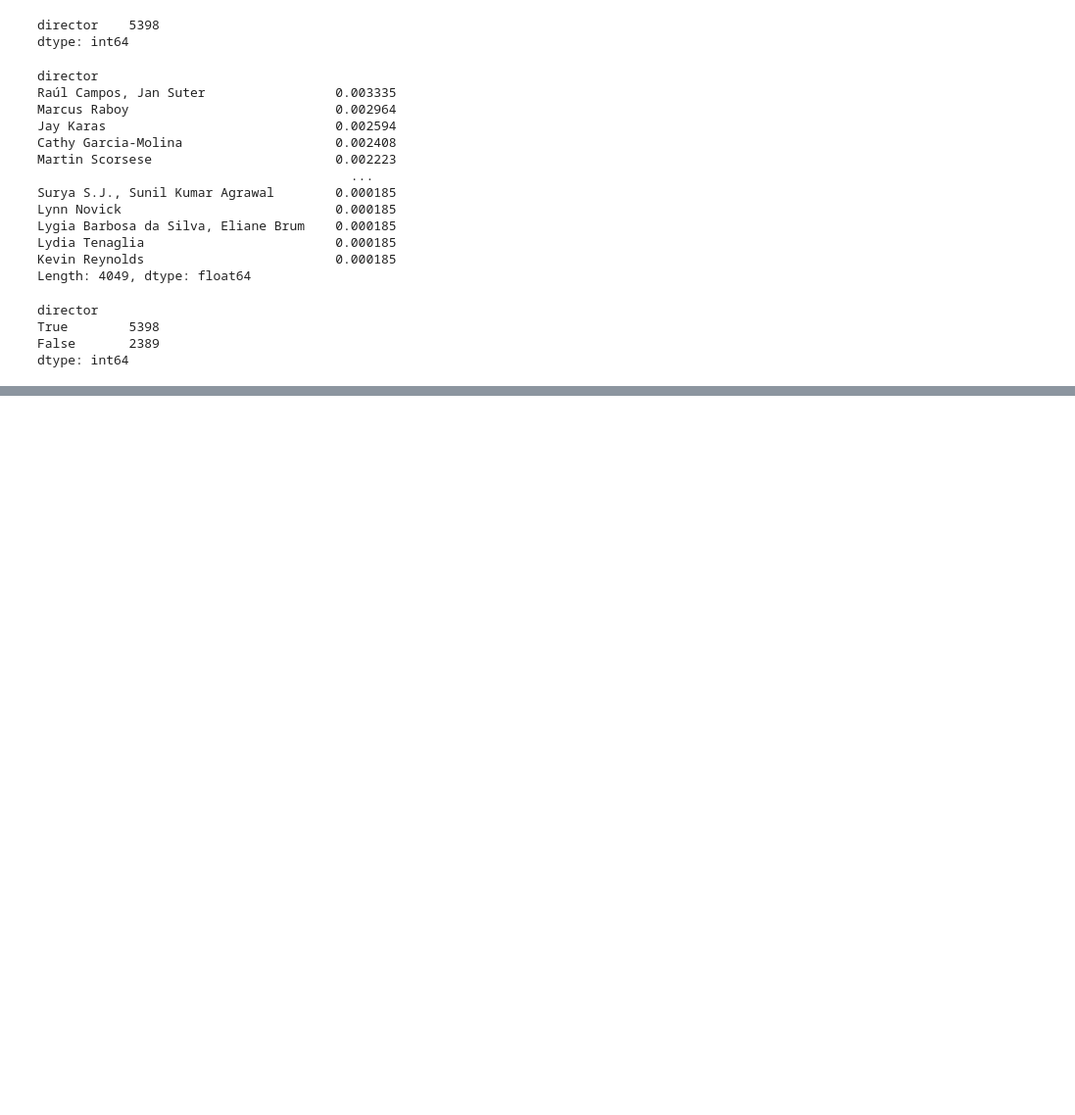
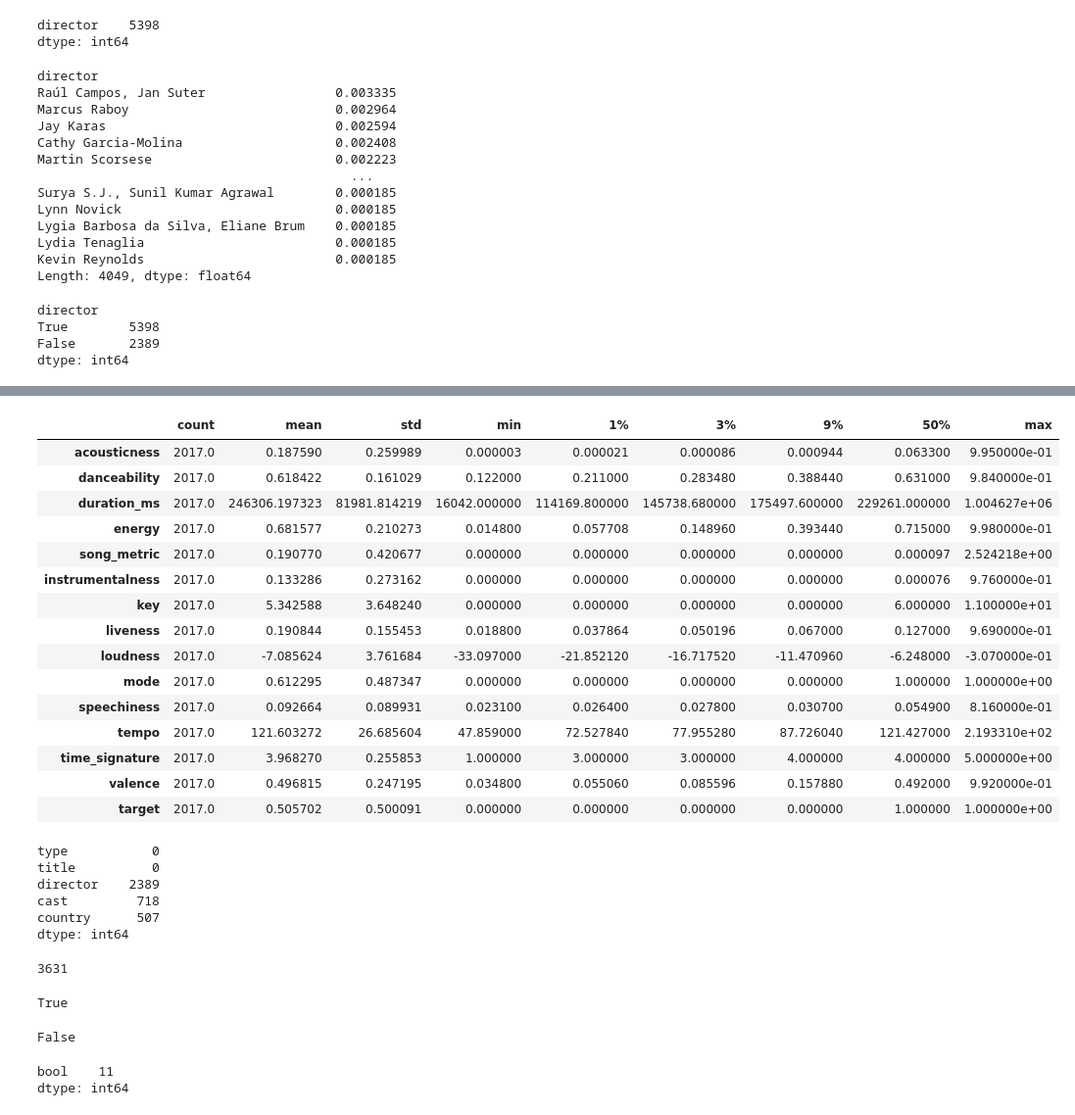
Before and after one commit to Prashantoza/Data_wrangling, a Jupyter notebook: Pandas_Series/Introduction_to_pandas.ipynb, the cells around one changed output, grey strips where cells are left out. Shown at 98% size. Drawn from its saved outputs; the diff is of its cells as text; code cells hidden in the pictures; blank space fills up the shorter version.

```diff
--- a/Pandas_Series/Introduction_to_pandas.ipynb
+++ b/Pandas_Series/Introduction_to_pandas.ipynb
@@ -330,0 +414,3 @@ dtype: int64
+# %%
+spotify["special_metric"] = 0
+spotify.head(3)
@@ -330,0 +422,3 @@ dtype: int64
+# %%
+# we can also create new columnns out of old one
+spotify["special_metric"] = spotify.instrumentalness/(spotify.danceability + spotify.liveness)
@@ -330,0 +436,3 @@ dtype: int64
+# %%
+song_metric = spotify.columns.get_loc("energy")+1
+song_metric
@@ -330,0 +441,2 @@ dtype: int64
+# %%
+spotify.insert(loc = song_metric, column = "song_metric", value = spotify.instrumentalness/(spotify.danceability + spotify.liveness))
@@ -330,0 +681,46 @@ dtype: int64
+# %%
+spotify.describe(percentiles=[.01,.03,.09]).T
+# %% [output]
+|  | count | mean | std | min | 1% | 3% | 9% | 50% | max |
+| acousticness | 2017.0 | 0.187590 | 0.259989 | 0.000003 | 0.000021 | 0.000086 | 0.000944 | 0.063300 | 9.950000e-01 |
+| danceability | 2017.0 | 0.618422 | 0.161029 | 0.122000 | 0.211000 | 0.283480 | 0.388440 | 0.631000 | 9.840000e-01 |
+| duration_ms | 2017.0 | 246306.197323 | 81981.814219 | 16042.000000 | 114169.800000 | 145738.680000 | 175497.600000 | 229261.000000 | 1.004627e+06 |
+| energy | 2017.0 | 0.681577 | 0.210273 | 0.014800 | 0.057708 | 0.148960 | 0.393440 | 0.715000 | 9.980000e-01 |
+| song_metric | 2017.0 | 0.190770 | 0.420677 | 0.000000 | 0.000000 | 0.000000 | 0.000000 | 0.000097 | 2.524218e+00 |
+| instrumentalness | 2017.0 | 0.133286 | 0.273162 | 0.000000 | 0.000000 | 0.000000 | 0.000000 | 0.000076 | 9.760000e-01 |
+| key | 2017.0 | 5.342588 | 3.648240 | 0.000000 | 0.000000 | 0.000000 | 0.000000 | 6.000000 | 1.100000e+01 |
+| liveness | 2017.0 | 0.190844 | 0.155453 | 0.018800 | 0.037864 | 0.050196 | 0.067000 | 0.127000 | 9.690000e-01 |
+| loudness | 2017.0 | -7.085624 | 3.761684 | -33.097000 | -21.852120 | -16.717520 | -11.470960 | -6.248000 | -3.070000e-01 |
+| mode | 2017.0 | 0.612295 | 0.487347 | 0.000000 | 0.000000 | 0.000000 | 0.000000 | 1.000000 | 1.000000e+00 |
+| speechiness | 2017.0 | 0.092664 | 0.089931 | 0.023100 | 0.026400 | 0.027800 | 0.030700 | 0.054900 | 8.160000e-01 |
+| tempo | 2017.0 | 121.603272 | 26.685604 | 47.859000 | 72.527840 | 77.955280 | 87.726040 | 121.427000 | 2.193310e+02 |
+| time_signature | 2017.0 | 3.968270 | 0.255853 | 1.000000 | 3.000000 | 3.000000 | 4.000000 | 4.000000 | 5.000000e+00 |
+| valence | 2017.0 | 0.496815 | 0.247195 | 0.034800 | 0.055060 | 0.085596 | 0.157880 | 0.492000 | 9.920000e-01 |
+| target | 2017.0 | 0.505702 | 0.500091 | 0.000000 | 0.000000 | 0.000000 | 0.000000 | 1.000000 | 1.000000e+00 |
+# %%
+## DataFrame Chaninig Methods
+netflix.isnull().sum().head(5)
+# %% [output]
+type           0
+title          0
+director    2389
+cast         718
+country      507
+dtype: int64
+# %%
+netflix.isnull().sum().sum()
+# %% [output]
+3631
+# %%
+netflix.isnull().any().any() #Has null values
+# %% [output]
+True
+# %%
+spotify.isnull().any().any() #Don't have any null values
+# %% [output]
+False
+# %%
+netflix.isnull().dtypes.value_counts()
+# %% [output]
+bool    11
+dtype: int64
```
Also changed, not shown: parts of 50 cells of this notebook.
